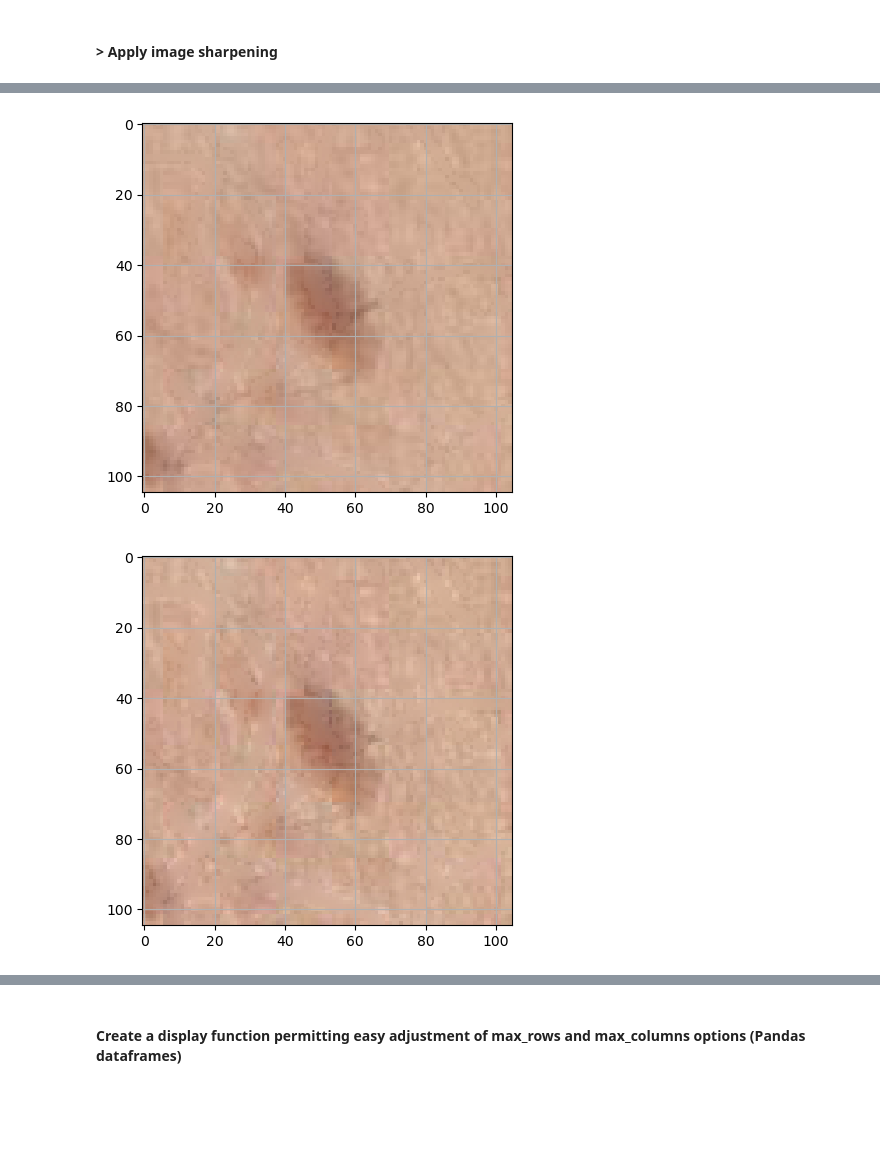
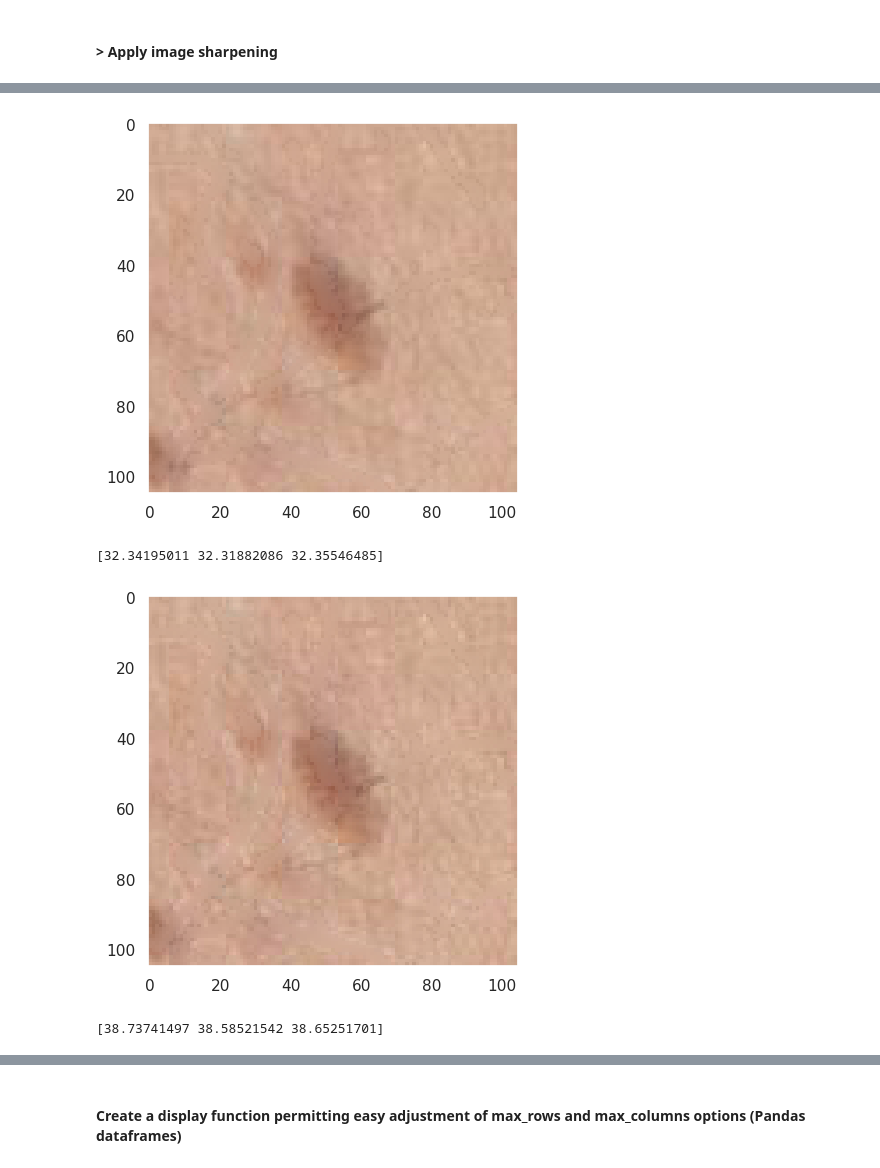
Before and after one commit to cedricdji/project-deeplearning-computer-vision, a Jupyter notebook: EDA.ipynb, the cells around one changed output, grey strips where cells are left out. Saved outputs shown, nothing was run; the diff lists cells and outputs as text; code cells hidden in the pictures; blank space fills up the shorter version.

```diff
--- a/EDA.ipynb
+++ b/EDA.ipynb
@@ -91,10 +98,11 @@ for image in trial_images:
 # Date:Created on Tue Feb 18 11:42:26 2020
 
 #DULL RAZOR (REMOVE HAIR)
+#Provides a cleaned output image and the mean absolute difference between the images for each color in RGB
 def hair_removal(image, crop_pixels = 10, dsply_images = False):
 
-    height_pixels = len(image[0]) #Image rows
-    width_pixels = len(image[1]) #Image columns
+    height_pixels = len(image) #Image rows
+    width_pixels = len(image[0]) #Image columns
 
     #Image cropping
     crop_pixels = 10
@@ -114,6 +122,12 @@ def hair_removal(image, crop_pixels = 10, dsply_images = False):
     #Replace pixels of the mask
     dst = cv2.inpaint(img,mask,6,cv2.INPAINT_TELEA)
 
+    #Calculate the difference between initial an final images
+    h = len(img)
+    w = len(img[0])
+    diff = np.absolute(img - dst)/(h*w)
+    diff = np.sum(diff,axis=(0,1))
+
     #Display images
     if dsply_images:
         img_list = [image, img, grayScale, blackhat, mask, dst]
@@ -122,7 +136,7 @@ def hair_removal(image, crop_pixels = 10, dsply_images = False):
             plt.grid(None)
             plt.show()
 
-    return dst
+    return dst, diff
 # %% [markdown]
 #### > Apply image sharpening
 # %%
@@ -134,18 +150,24 @@ def sharpen(image, shrp_weight = 0.2):
+# %%
+img_num = 1
 # %%
 #Test the hair removing algorithm
-res1 = hair_removal(trial_images[1])
-plt.imshow(res1)
+img, diff = hair_removal(trial_images[img_num])
+plt.imshow(img)
 plt.grid(None)
 plt.show()
+print(diff)
 # %% [output]
-[figure, old version]
+[figure, new version]
+[32.34195011 32.31882086 32.35546485]
 # %%
 #Test the hair removing algorithm  with high sharpening
-res2 = hair_removal(sharpen(trial_images[1], shrp_weight=0.5))
-plt.imshow(res2)
+img, diff = hair_removal(sharpen(trial_images[img_num], shrp_weight=0.5))
+plt.imshow(img)
 plt.grid(None)
 plt.show()
+print(diff)
 # %% [output]
-[figure, old version]
+[figure, new version]
+[38.73741497 38.58521542 38.65251701]
 # %%
 #Test the hair removing algorithm  with low sharpening
```
Also changed, not shown: parts of 4 cells of this notebook, 1 other file.
